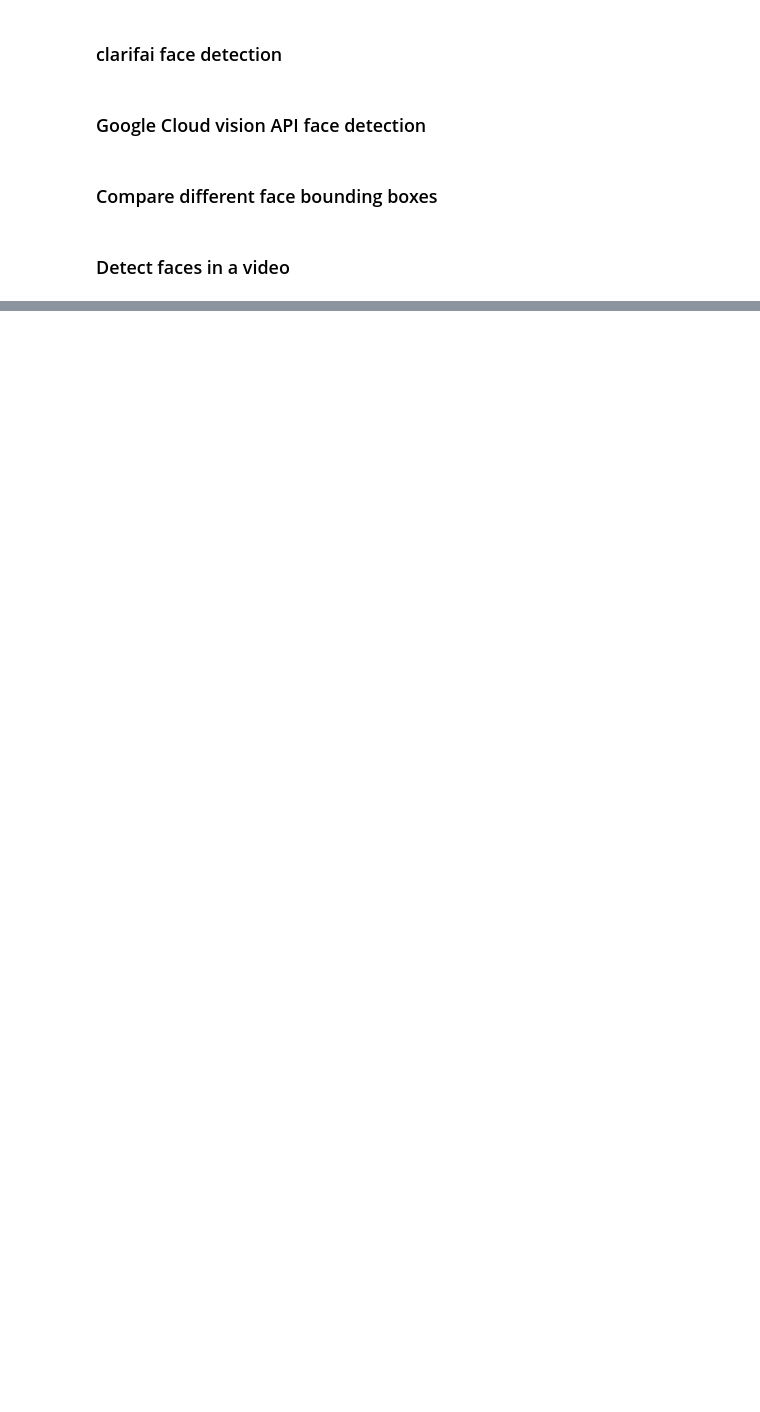
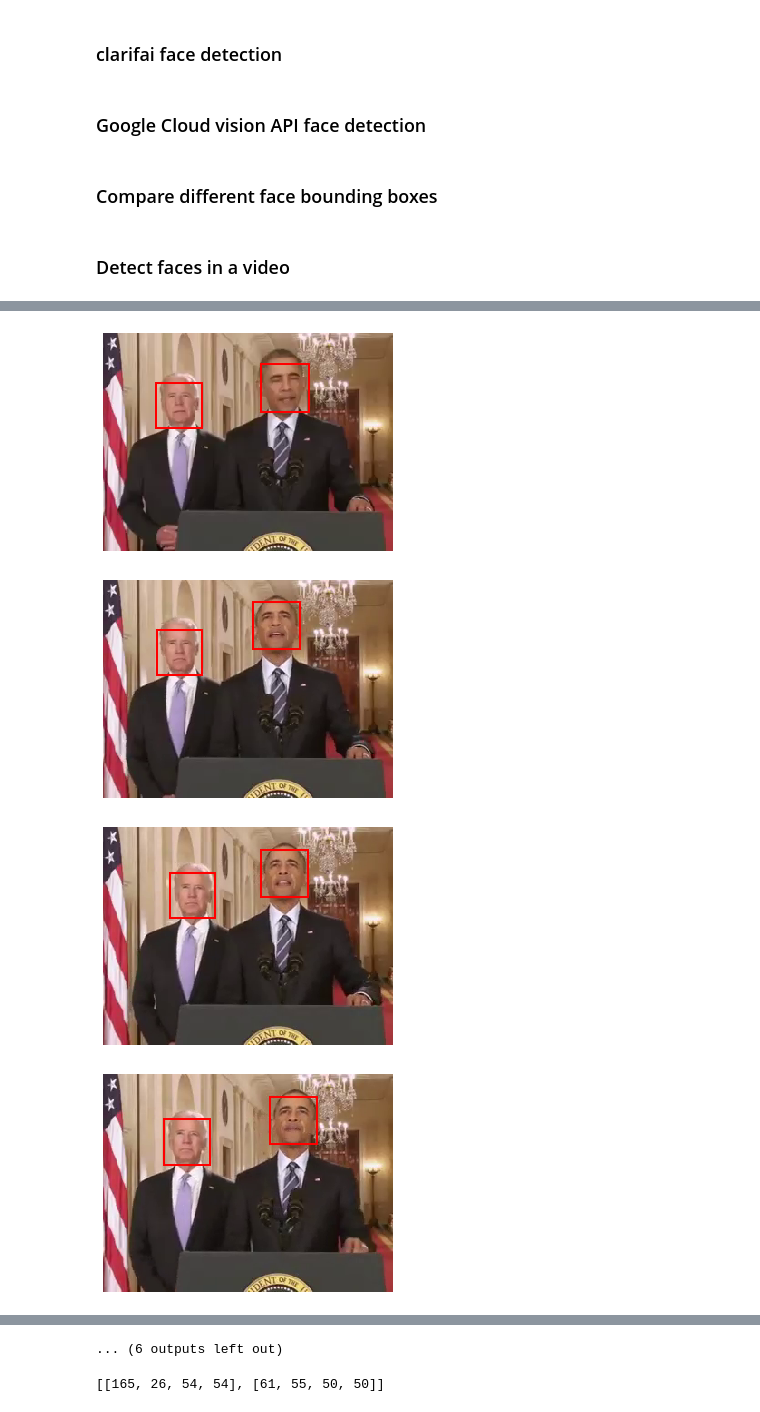
Before and after one commit to jacobtfisher/natstim_neurohack19, a Jupyter notebook: face_annot/code/Facedetection_comparison.ipynb, the cells around one changed output, grey strips where cells are left out. Saved outputs shown, nothing was run; the diff lists cells and outputs as text; code cells hidden in the pictures; blank space fills up the shorter version.

```diff
--- a/face_annot/code/Facedetection_comparison.ipynb
+++ b/face_annot/code/Facedetection_comparison.ipynb
@@ -376,22 +363,23 @@ results_google
 # %%
-#for i in frames.n_frames:
 out_dir = opj('../', 'output')
 
+# get bounding boxes for every frame
+coords_dict = extract_bounding(results_google, api='google', stim='video')
 
 for i in range(frames.n_frames):
     # get this frame
     f = frames.get_frame(i)
     f_data = f.data
     f_name = f.name
 
-    # get api output for this frame
-    f_results_google = results_google.loc[results_google['stim_name'] == f_name]
-
-    # get bounding box
-    coords = []
-    for index, row in f_results_google.iterrows():
-        coords.append(get_faceBounds_google(row))
+    # get coords
+    coords = coords_dict[f_name]
 
     # plot img with box and save
     savename = opj(out_dir, 'img_' + str(i).zfill(3) + '.jpg')
     plot_boundingBox(f_data, coords, savename)
+# %% [output]
+[figure, added]
+[figure, added]
+[figure, added]
+[figure, added]
@@ -397,0 +394 @@ for i in range(frames.n_frames):
+... (6 outputs left out)
@@ -425,0 +395,4 @@ def get_faceBounds_google(df, boxtype='tight'):
+# %%
+coords
+# %% [output]
+[[165, 26, 54, 54], [61, 55, 50, 50]]
```
Also changed, not shown: parts of 13 cells of this notebook.
